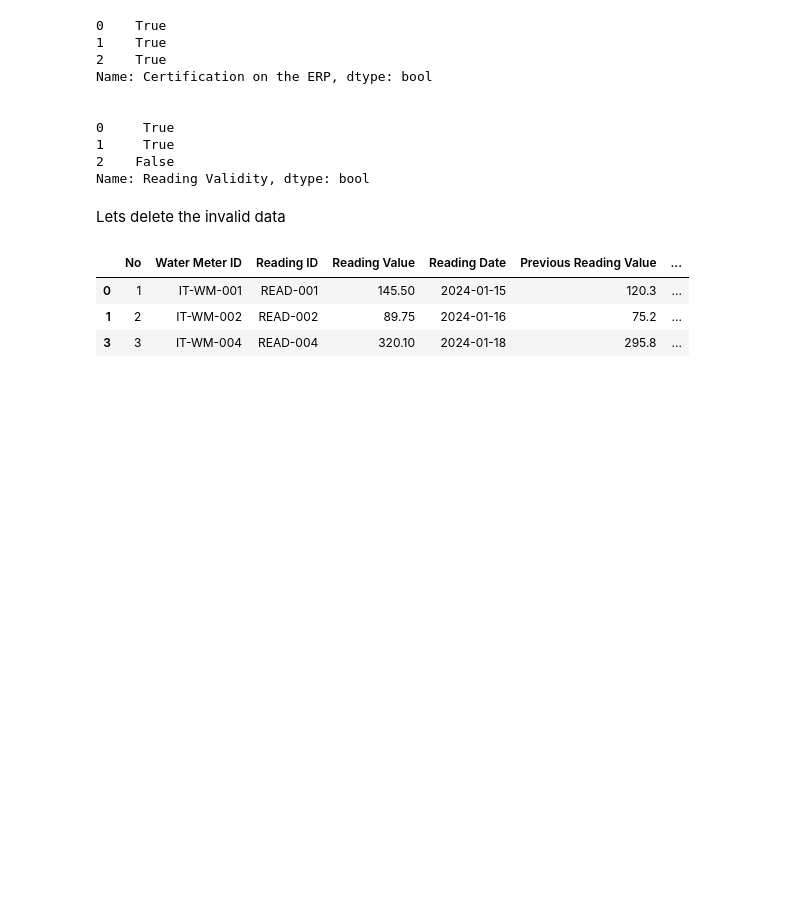
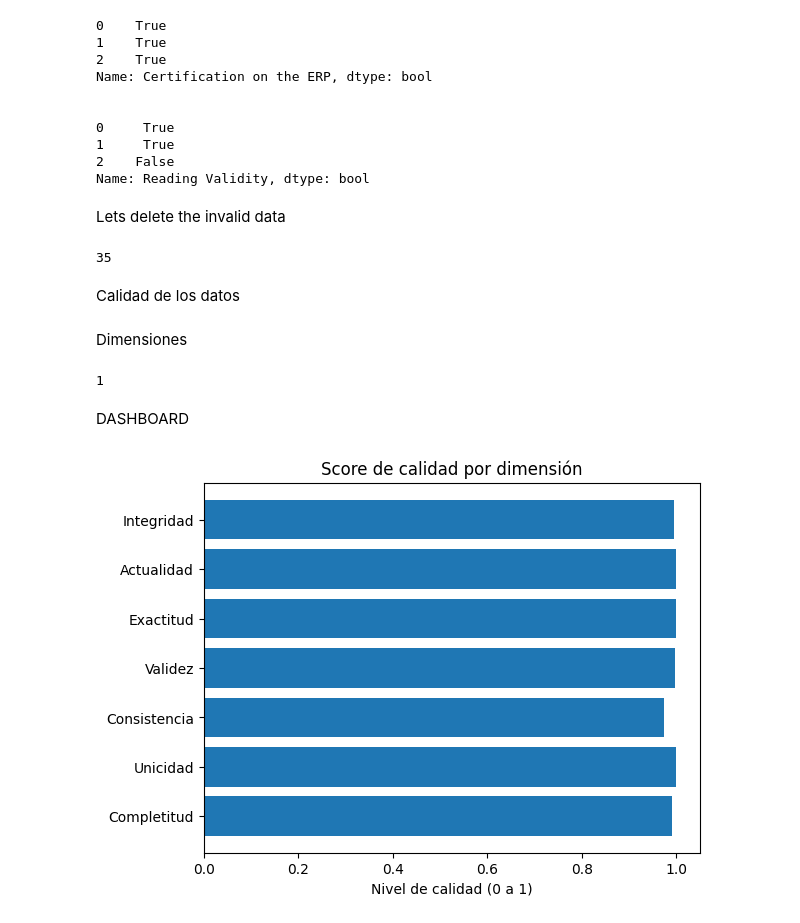
Before and after one commit to Dreamerend3008/Gobernanza-Datos, a Jupyter notebook: taller2/main.ipynb, the cells around one changed output. Drawn from its saved outputs; the diff is of its cells as text; code cells hidden in the pictures; blank space fills up the shorter version.

```diff
--- a/taller2/main.ipynb
+++ b/taller2/main.ipynb
@@ -85,10 +86,51 @@ Name: Reading Validity, dtype: bool
 # %% [markdown]
 Lets delete the invalid data
 # %%
+invalid_data = (df['Reading Validity'] == False).sum()
 df = df[df['Reading Validity'] == True]
+print(invalid_data, '\n')
+
 df['No'] = range(1, len(df)+1)
 # %% [output]
-|  | No | Water Meter ID | Reading ID | Reading Value | Reading Date | Previous Reading Value | ... |
-| 0 | 1 | IT-WM-001 | READ-001 | 145.50 | 2024-01-15 | 120.3 | ... |
-| 1 | 2 | IT-WM-002 | READ-002 | 89.75 | 2024-01-16 | 75.2 | ... |
-| 3 | 3 | IT-WM-004 | READ-004 | 320.10 | 2024-01-18 | 295.8 | ... |
+35
+# %% [markdown]
+Calidad de los datos
+# %% [markdown]
+Dimensiones
+# %%
+completitud = df.notnull().mean().round(3)
+duplicados =  df.duplicated(subset=[col for col in df.columns if col != 'No']).sum()
+porcentaje_duplicados = duplicados / len(df)
+consistencia_fecha = (df['Previous Reading Date'] < df['Reading Date']).mean()
+validez = (df['Reading Value'] >= 0).mean()
+exactitud = 1
+# falta exactitud
+
+umbral = datetime(2024, 1, 1)
+umbral = pd.to_datetime(umbral)
+actualidad = (pd.to_datetime(df['Reading Date']) > umbral).mean()
+integridad = df[['Reader ID', 'Reading ID']].notnull().all(axis=1).mean()
+
+print(duplicados)
+# %% [output]
+1
+# %% [markdown]
+DASHBOARD
+# %%
+dimensiones = ['Completitud', 'Unicidad', 'Consistencia', 'Validez', 'Exactitud', 'Actualidad', 'Integridad']
+
+scores = [
+    completitud.mean(),
+    1- porcentaje_duplicados,
+    consistencia_fecha,
+    validez,
+    exactitud,
+    actualidad,
+    integridad
+]
+plt.barh(dimensiones, scores)
+plt.xlabel('Nivel de calidad (0 a 1)')
+plt.title('Score de calidad por dimensión')
+plt.show()
+# %% [output]
+[figure, added]
```
Also changed, not shown: parts of 1 cell of this notebook.
